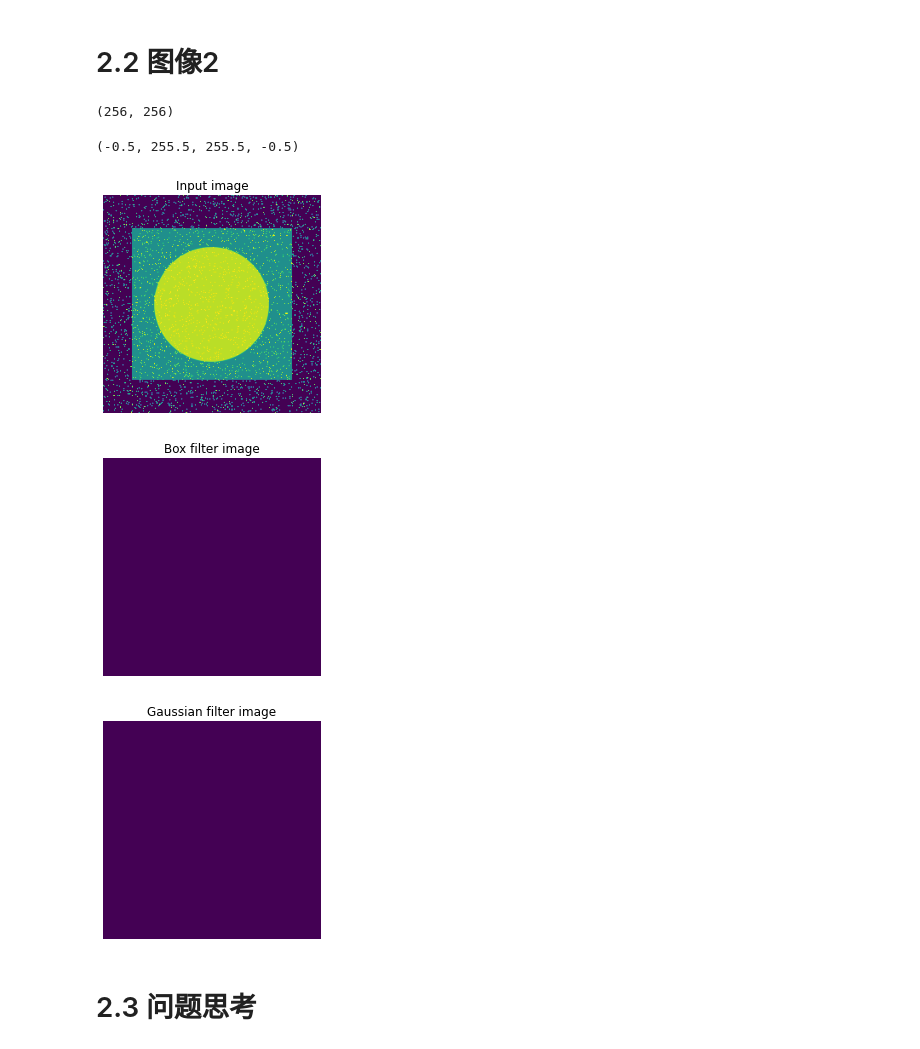
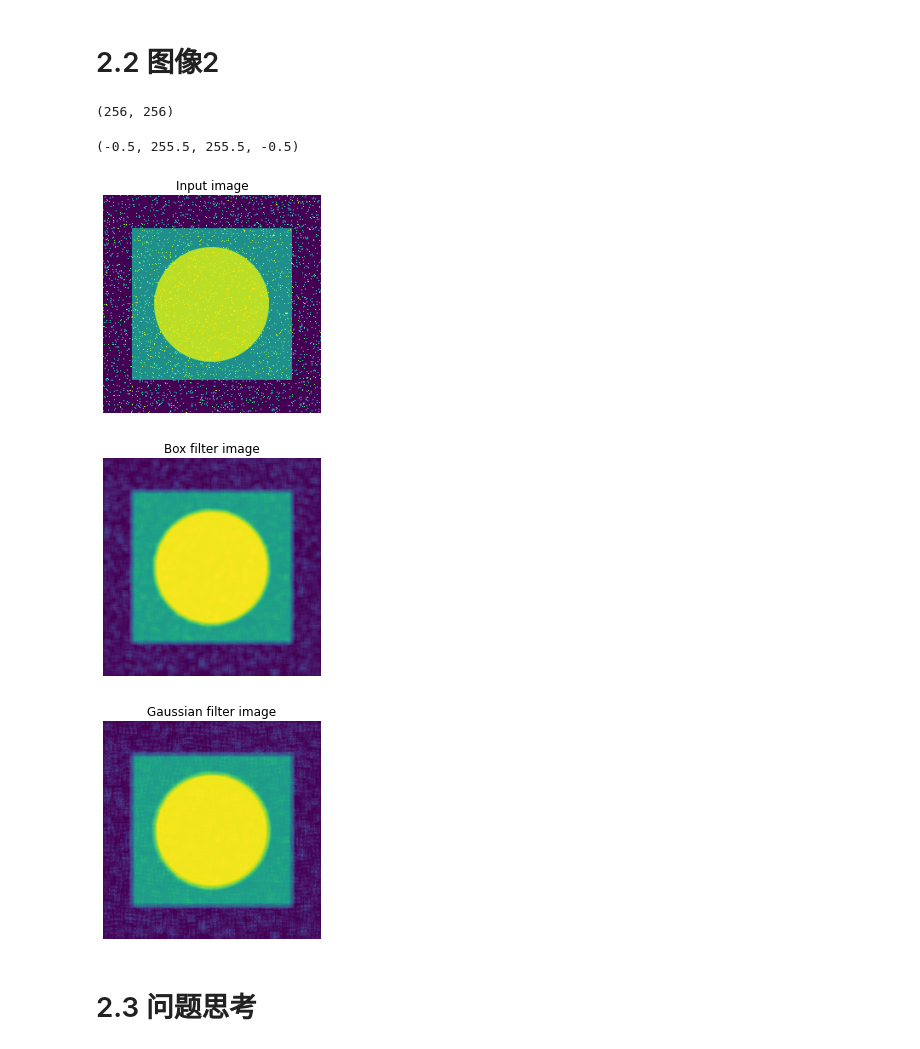
Before and after one commit to GiddaZhang/STD2022, a Jupyter notebook: Task1&2/part1/part1.ipynb, the cells around one changed output. Cells and saved outputs as stored; diff of their text form; code cells hidden in the pictures.

```diff
--- a/Task1&2/part1/part1.ipynb
+++ b/Task1&2/part1/part1.ipynb
@@ -38,9 +38,10 @@ from PIL import  Image
 <img src="box_filter.png" align='middle' width="50%">
 # %%
 def box_kernel(size):
-    K = np.zeros((size, size))
+    # K = np.zeros((size, size))
     ####################
     # your code
+    K = np.ones(size) / (size ** 2)
     ####################
     return K
 # %% [markdown]
@@ -64,10 +65,13 @@ def gaussian_kernel(size, sigma):
         for y in range(-pad, -pad+size):
             ####################
             # your code
+            K[x, y] = 1 / (2 * np.pi * sigma**2) * np.exp(-(x**2 + y**2) / (2 * sigma**2))
             continue
             ####################
 
     return K
+
+# TODO def gaussian_filter(image, kernel):
 # %% [markdown]
 # 问题2：图像去噪
 # %% [markdown]
@@ -94,6 +98,7 @@ def img_filter(image, r, K):
         for j in range(r//2,W+r//2): # width position
             ####################
             # your code
+            im_output[i - r//2, j - r//2] = np.sum(np.multiply(im_pad[i - r//2 : i - r//2 + r, j - r//2 : j - r//2 + r], K))
             continue
             ####################
 
@@ -144,38 +149,39 @@ def img_filter(image, r, K):
         for j in range(r//2,W+r//2): # width position
             ####################
             # your code
+            im_output[i - r//2, j - r//2] = np.sum(np.multiply(im_pad[i - r//2 : i - r//2 + r, j - r//2 : j - r//2 + r], K))
             continue
             ####################
 
     return im_output
 
 plt.figure()
 plt.imshow(im)
 plt.title('Input image')
 plt.axis('off')
 
 kernel_size = 7
 K_box = box_kernel(size=kernel_size)
 K_guassian = gaussian_kernel(size=kernel_size, sigma=2)
 
 im_box = img_filter(im, r=kernel_size, K=K_box)
 im_gaussian = img_filter(im, r=kernel_size, K=K_guassian)
 
 plt.figure()
 plt.imshow(im_box/255)
 plt.title('Box filter image')
 plt.axis('off')
 
 plt.figure()
 plt.imshow(im_gaussian/255)
 plt.title('Gaussian filter image')
 plt.axis('off')
 # %% [output]
 (256, 256)
 (-0.5, 255.5, 255.5, -0.5)
 [figure]
-[figure, old version]
+[figure, new version]
-[figure, old version]
+[figure, new version]
 # %% [markdown]
 # 2.3 问题思考
 # %% [markdown]
```
Also changed, not shown: parts of 5 cells of this notebook.
